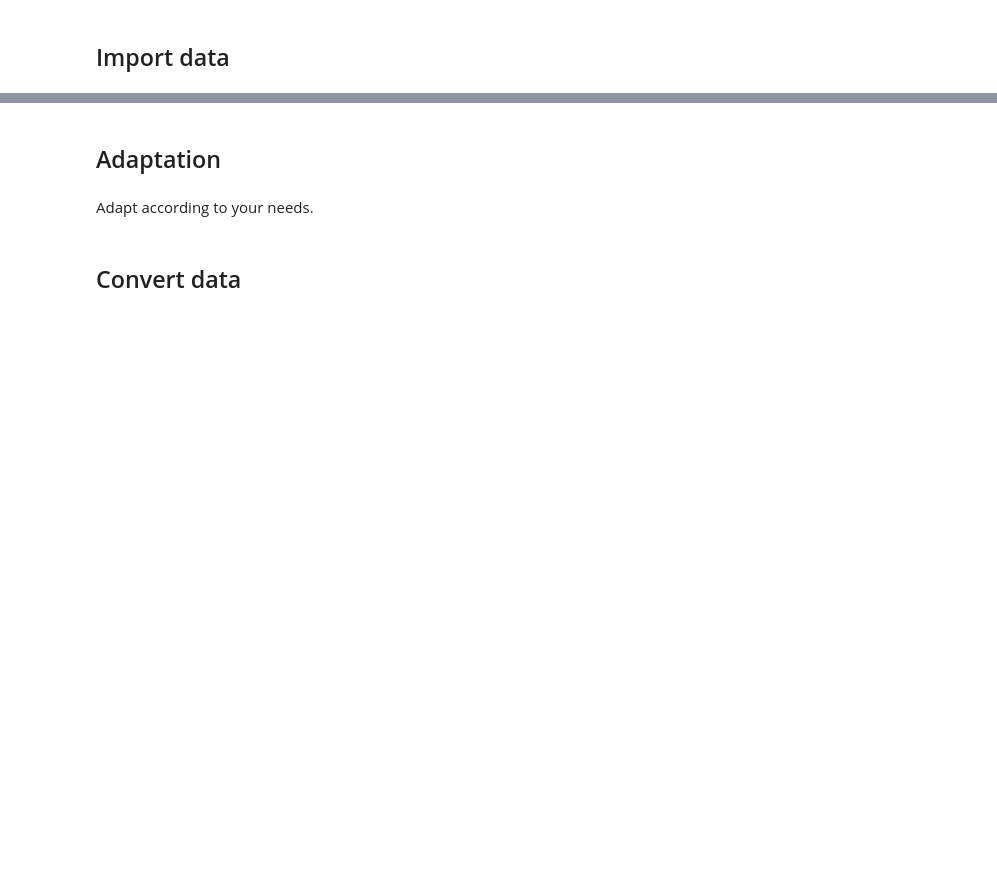
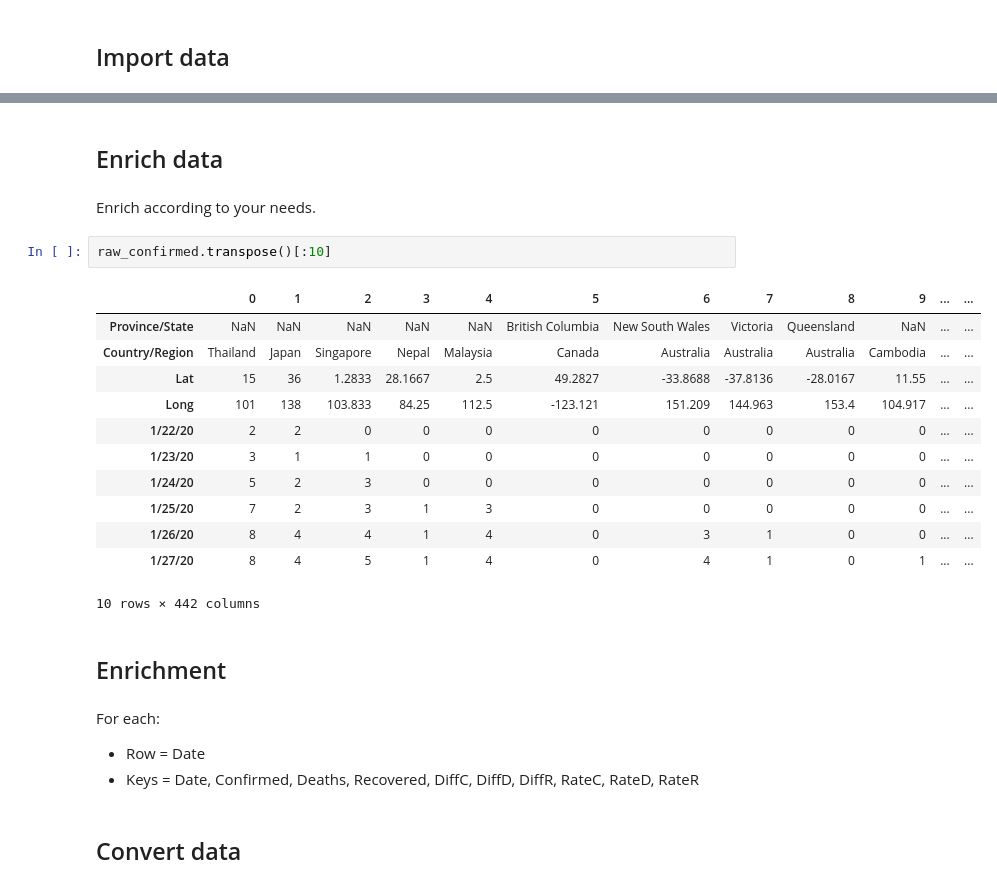
Before and after one commit to rpreiss07/covid19, a Jupyter notebook: index.ipynb, the cells around one changed output, grey strips where cells are left out. Drawn from its saved outputs; the diff is of its cells as text; blank space fills up the shorter version.

```diff
--- a/index.ipynb
+++ b/index.ipynb
@@ -51,7 +87,28 @@ Index(['Province/State', 'Country/Region', 'Lat', 'Long', '1/22/20', '1/23/20',
+# %% [markdown]
+## Enrich data
+# %% [markdown]
+Enrich according to your needs.
+# %%
+raw_confirmed.transpose()[:10]
+# %% [output]
+|  | 0 | 1 | 2 | 3 | 4 | 5 | 6 | 7 | 8 | 9 | ... | ... |
+| Province/State | NaN | NaN | NaN | NaN | NaN | British Columbia | New South Wales | Victoria | Queensland | NaN | ... | ... |
+| Country/Region | Thailand | Japan | Singapore | Nepal | Malaysia | Canada | Australia | Australia | Australia | Cambodia | ... | ... |
+| Lat | 15 | 36 | 1.2833 | 28.1667 | 2.5 | 49.2827 | -33.8688 | -37.8136 | -28.0167 | 11.55 | ... | ... |
+| Long | 101 | 138 | 103.833 | 84.25 | 112.5 | -123.121 | 151.209 | 144.963 | 153.4 | 104.917 | ... | ... |
+| 1/22/20 | 2 | 2 | 0 | 0 | 0 | 0 | 0 | 0 | 0 | 0 | ... | ... |
+| 1/23/20 | 3 | 1 | 1 | 0 | 0 | 0 | 0 | 0 | 0 | 0 | ... | ... |
+| 1/24/20 | 5 | 2 | 3 | 0 | 0 | 0 | 0 | 0 | 0 | 0 | ... | ... |
+| 1/25/20 | 7 | 2 | 3 | 1 | 3 | 0 | 0 | 0 | 0 | 0 | ... | ... |
+| 1/26/20 | 8 | 4 | 4 | 1 | 4 | 0 | 3 | 1 | 0 | 0 | ... | ... |
+| 1/27/20 | 8 | 4 | 5 | 1 | 4 | 0 | 4 | 1 | 0 | 1 | ... | ... |
+10 rows × 442 columns
 # %% [markdown]
-## Adaptation
+## Enrichment
-# %% [markdown]
-Adapt according to your needs.
+# %% [markdown]
+For each:
+- Row = Date
+- Keys = Date, Confirmed, Deaths, Recovered, DiffC, DiffD, DiffR, RateC, RateD, RateR
 # %% [markdown]
 ## Convert data
 # %% [markdown]
```
Also changed, not shown: parts of 10 cells of this notebook.
